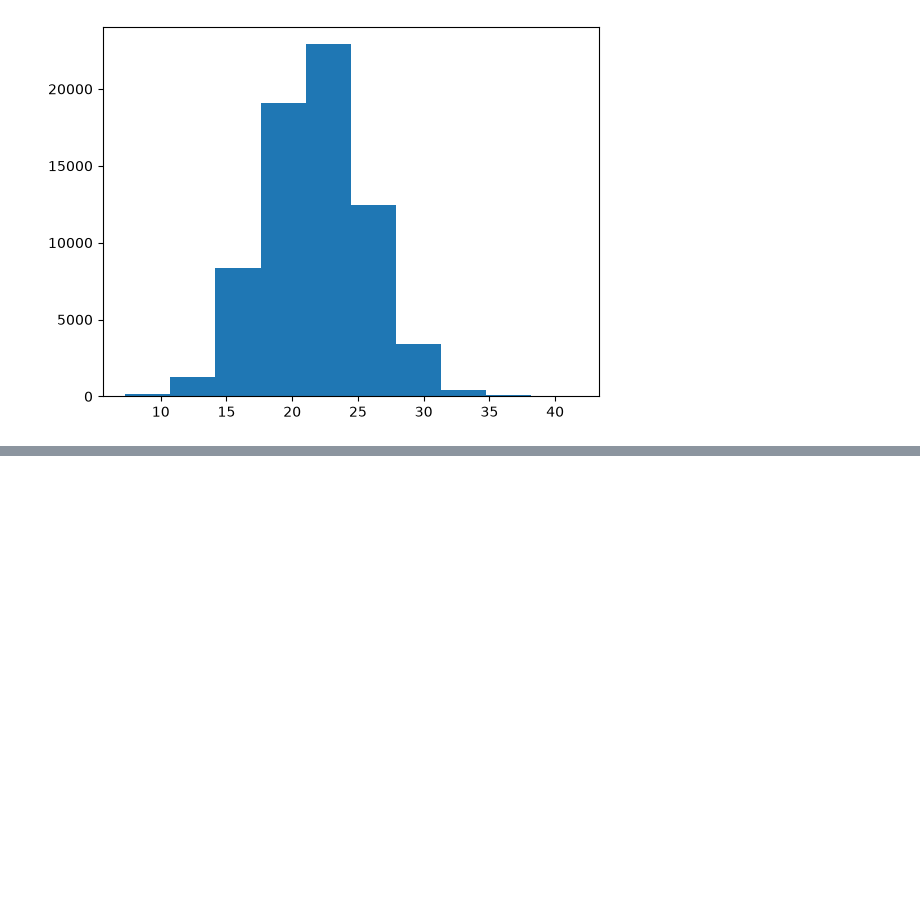
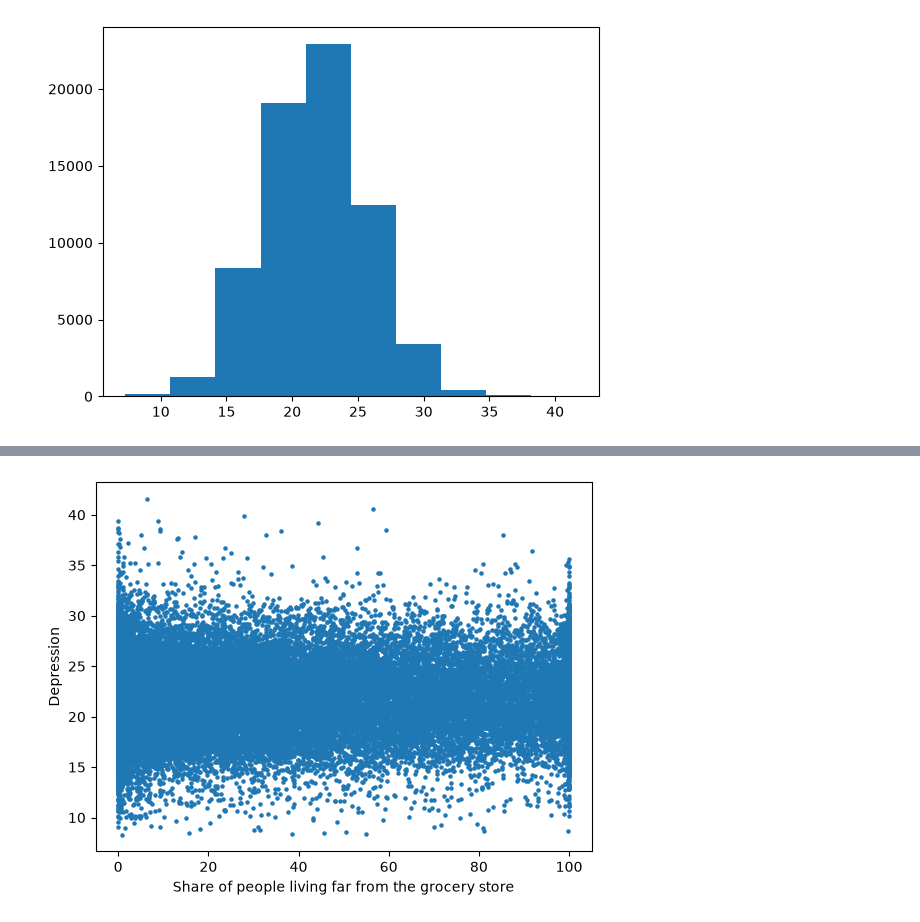
Before and after one commit to kao027/cs1090a-project, a Jupyter notebook: eda_khadijah.ipynb, the cells around one changed output, grey strips where cells are left out. Drawn from its saved outputs; the diff is of its cells as text; code cells hidden in the pictures; blank space fills up the shorter version.

```diff
--- a/eda_khadijah.ipynb
+++ b/eda_khadijah.ipynb
@@ -43,0 +88,7 @@ plt.hist(df["depression"])
+# %%
+plt.scatter(urban["lapop1share"], urban["depression"], s=5)
+plt.xlabel("Share of people living far from the grocery store")
+plt.ylabel("Depression")
+plt.show()
+# %% [output]
+[figure, added]
```
Also changed, not shown: parts of 9 cells of this notebook.
